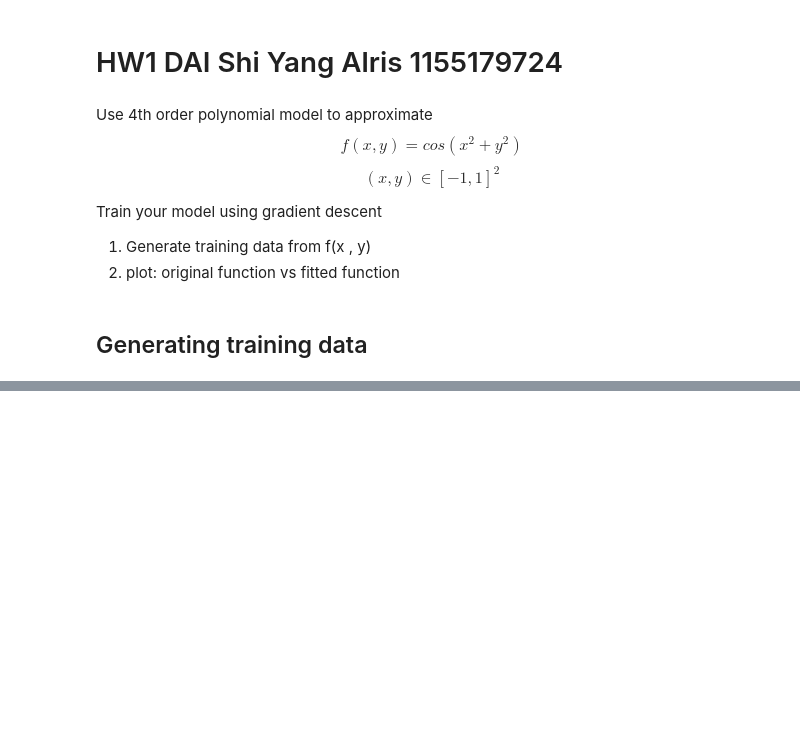
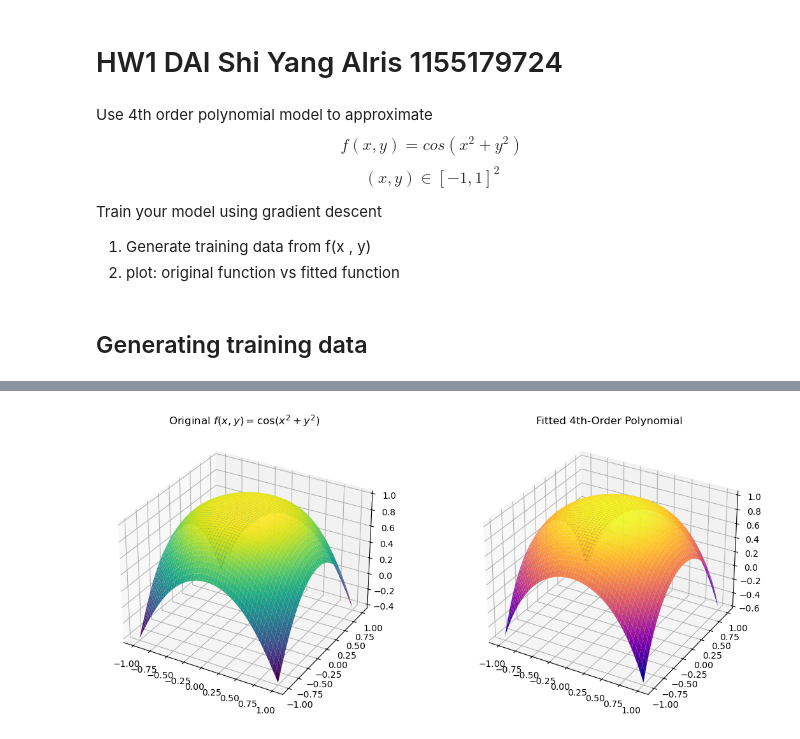
Before and after one commit to bleubreeymeow/5061, a Jupyter notebook: homeworks/hw1.ipynb, the cells around one changed output, grey strips where cells are left out. Saved outputs shown, nothing was run; the diff lists cells and outputs as text; code cells hidden in the pictures; blank space fills up the shorter version.

```diff
--- a/homeworks/hw1.ipynb
+++ b/homeworks/hw1.ipynb
@@ -52,0 +125,73 @@ ax.plot_surface(X_true , Y_true , Z_true , cmap = 'plasma')
+# %%
+# Complete code as above
+import numpy as np
+import matplotlib.pyplot as plt
+
+# 1. Generate data
+def f(x, y):
+    return np.cos(x**2 + y**2)
+
+np.random.seed(42)
+n_samples = 500
+X_train = np.random.uniform(-1, 1, (n_samples, 2))
+y_train = f(X_train[:, 0], X_train[:, 1])
+
+# 2. Polynomial features (degree 4)
+def polynomial_features(X, degree=4):
+    x = X[:, 0]
+    y = X[:, 1]
+    features = []
+    for i in range(degree + 1):
+        for j in range(degree + 1 - i):
+            features.append((x**i) * (y**j))
+    return np.column_stack(features)
+
+thetas_train = polynomial_features(X_train, degree=4)
+
+# 3. Gradient descent
+def gradient_descent(thetas, y, lr=0.01, epochs=10000):
+    n_features = thetas.shape[1]
+    w = np.zeros(n_features)
+    n_samples = thetas.shape[0]
+
+    for epoch in range(epochs):
+        y_pred = thetas @ w
+        error = y_pred - y
+        grad = (2/n_samples) * (thetas.T @ error)
+        w -= lr * grad
+
+        if epoch % 2000 == 0:
+            loss = np.mean(error**2)
+            print(f"Epoch {epoch}, Loss: {loss:.6f}")
+
+    return w
+
+weights = gradient_descent(thetas_train, y_train, lr=0.1, epochs=10000)
+
+# 4. Predict function
+def predict(X, w, degree=4):
+    Phi = polynomial_features(X, degree)
+    return Phi @ w
+
+# 5. Plot
+grid_size = 50
+x_grid = np.linspace(-1, 1, grid_size)
+y_grid = np.linspace(-1, 1, grid_size)
+X_grid, Y_grid = np.meshgrid(x_grid, y_grid)
+grid_points = np.column_stack([X_grid.ravel(), Y_grid.ravel()])
+
+Z_original = f(X_grid, Y_grid)
+Z_pred = predict(grid_points, weights).reshape(grid_size, grid_size)
+
+fig = plt.figure(figsize=(12, 5))
+ax1 = fig.add_subplot(1, 2, 1, projection='3d')
+ax1.plot_surface(X_grid, Y_grid, Z_original, cmap='viridis')
+ax1.set_title('Original $f(x, y) = \cos(x^2 + y^2)$')
+
+ax2 = fig.add_subplot(1, 2, 2, projection='3d')
+ax2.plot_surface(X_grid, Y_grid, Z_pred, cmap='plasma')
+ax2.set_title('Fitted 4th-Order Polynomial')
+
+plt.tight_layout()
+plt.show()
+# %% [output]
@@ -52,0 +203 @@ ax.plot_surface(X_true , Y_true , Z_true , cmap = 'plasma')
+[figure, added]
```
Also changed, not shown: parts of 4 cells of this notebook.
